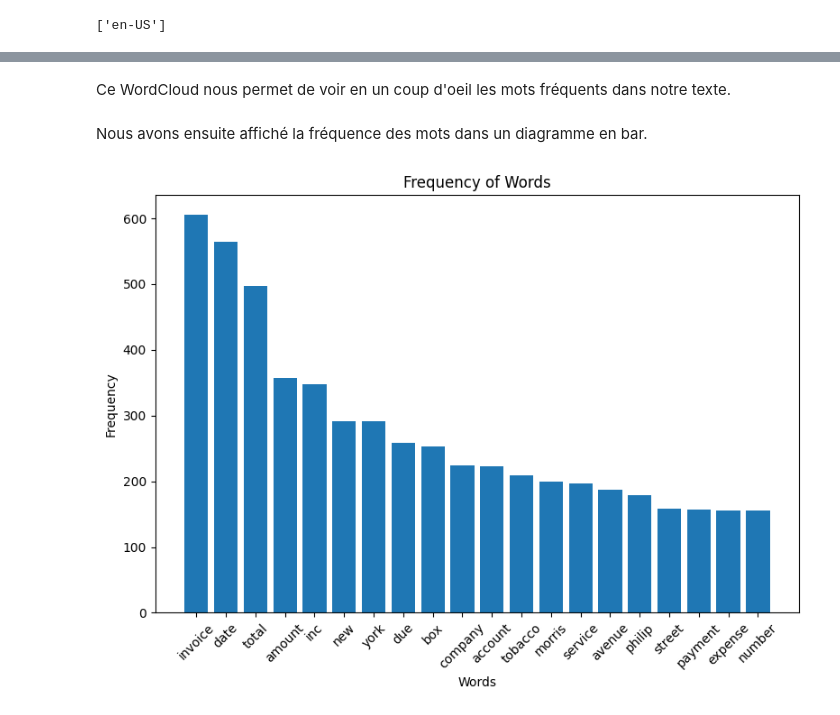
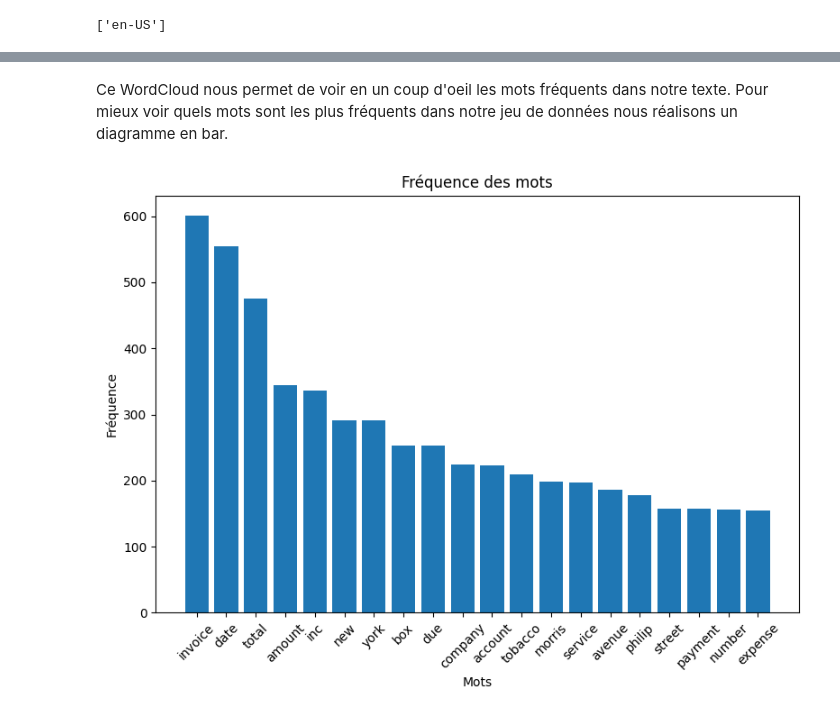
Before and after one commit to HSrbyte/doc-classifier, a Jupyter notebook: notebooks/03-fernandez-text-analysis-data01.ipynb, the cells around one changed output, grey strips where cells are left out. Saved outputs shown, nothing was run; the diff lists cells and outputs as text; code cells hidden in the pictures.

```diff
--- a/notebooks/03-fernandez-text-analysis-data01.ipynb
+++ b/notebooks/03-fernandez-text-analysis-data01.ipynb
@@ -69,8 +57,4 @@ Ainsi, le tokenizer va diviser le texte en tokens en considérant les séquences
 # %%
 from nltk.tokenize.regexp import RegexpTokenizer
 
-# Initialize a tokenizer
-tokenizer = RegexpTokenizer("[a-zA-Z]{3,}")
-
-# Tokenize the text
-tokens = tokenizer.tokenize(unicode.lower())
+tokenizer = RegexpTokenizer("[a-zA-ZéèàïôêûçëüÉÈÀÏÔÊÛÇËÜ]{3,}")
@@ -79,4 +60,0 @@ Nous avons ensuite retiré les "mots vides" (*stop words*) de notre variable **t
-# %%
-from src import stop_words_filtering
-
-tokens = stop_words_filtering(tokens, 'english')
@@ -95,0 +136,9 @@ create_wordcloud(lemmatized_tokens)
+# %%
+from src import create_wordcloud
+
+df_ocr = df_ocr[df_ocr['lang'] == 'en']
+df_ocr['words'] = df_ocr['words'].apply(
+    lambda x: x.split(' ') if isinstance(x, str) else [])
+en_words = df_ocr['words'].sum()
+
+create_wordcloud(en_words, title="Categorie: invoice")
@@ -96,26 +148,21 @@ create_wordcloud(lemmatized_tokens)
 # %% [markdown]
-Ce WordCloud nous permet de voir en un coup d'oeil les mots fréquents dans notre texte.
+Ce WordCloud nous permet de voir en un coup d'oeil les mots fréquents dans notre texte. Pour mieux voir quels mots sont les plus fréquents dans notre jeu de données nous réalisons un diagramme en bar.
 # %%
 from collections import Counter
 
-# Use Counter to get word frequencies
-word_freq = Counter(lemmatized_tokens)
+word_freq = Counter(en_words)
 
-# Get the top 20 words
 top_20_words = word_freq.most_common(20)
-# %% [markdown]
-Nous avons ensuite affiché la fréquence des mots dans un diagramme en bar.
 # %%
 words, frequencies = zip(*top_20_words)
 
-# Plot the bar chart
 plt.figure(figsize=(8, 6))
 plt.bar(words, frequencies)
-plt.xlabel('Words')
-plt.ylabel('Frequency')
-plt.title('Frequency of Words')
+plt.xlabel('Mots')
+plt.ylabel('Fréquence')
+plt.title('Fréquence des mots')
 plt.xticks(rotation=45)
 plt.tight_layout()
 plt.show()
 # %% [output]
-[figure, old version]
+[figure, new version]
```
Also changed, not shown: parts of 17 cells of this notebook, 1 other file.
